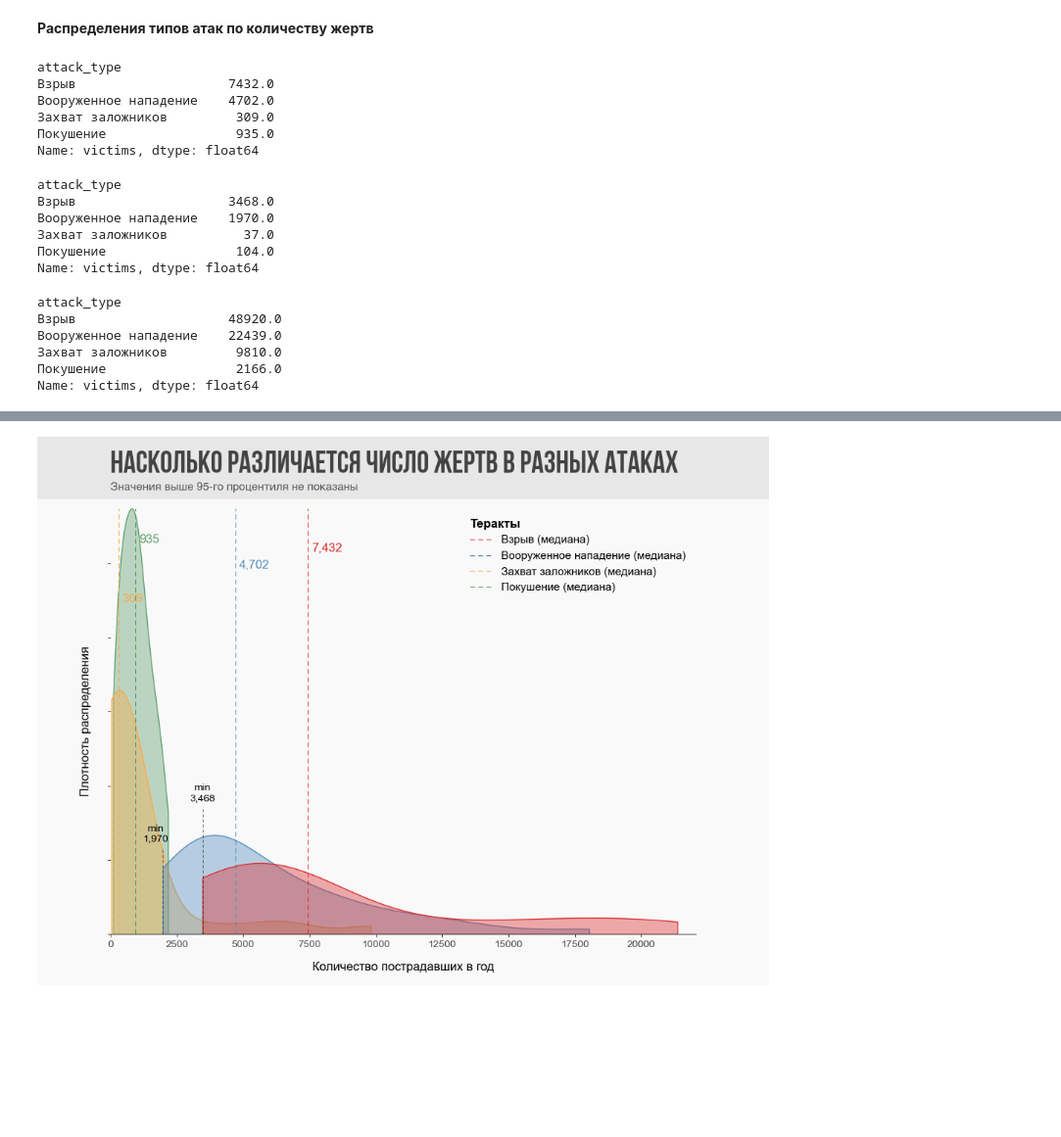
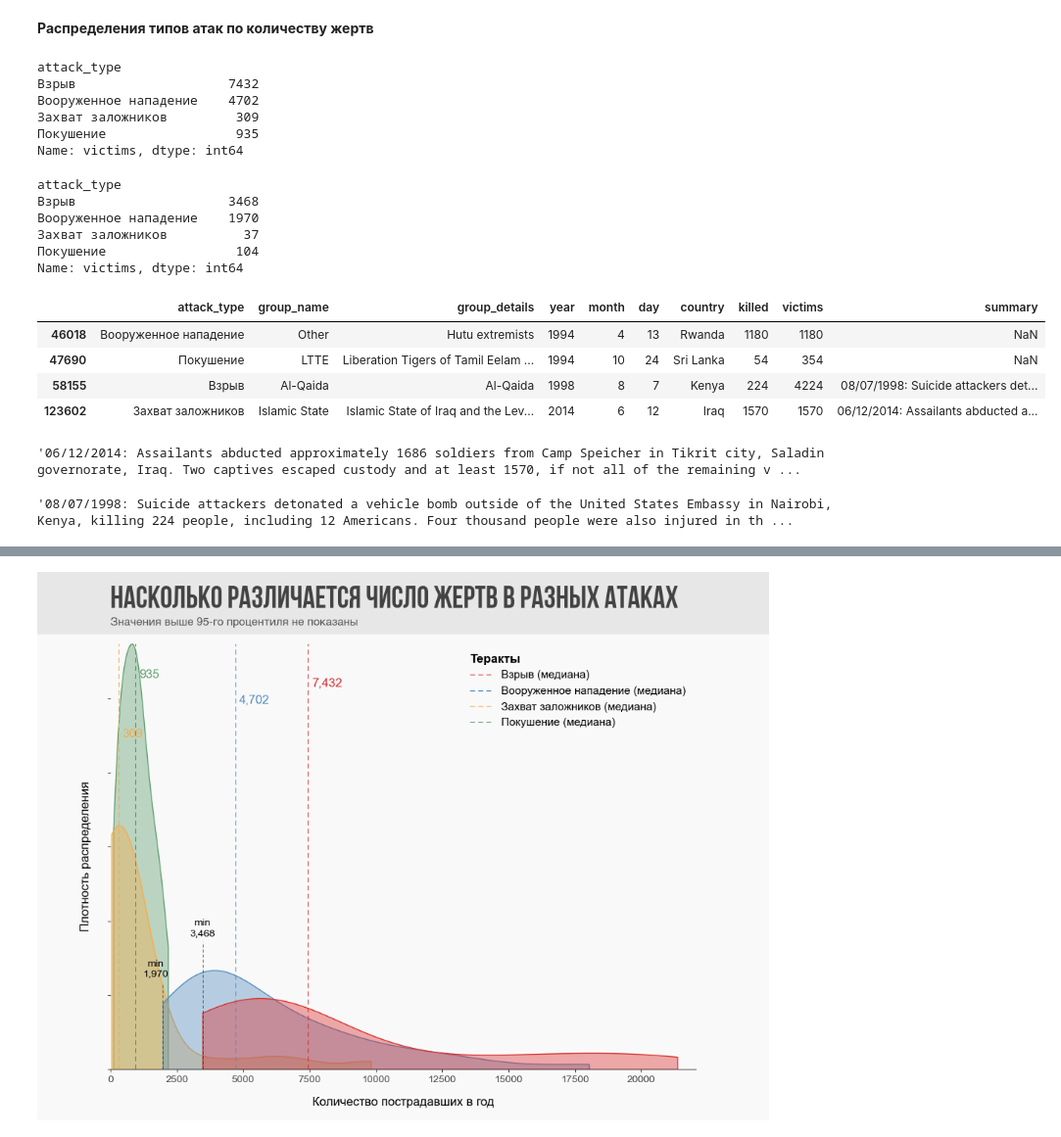
Before and after one commit to niki3080/EDA_Terrorism_ds, a Jupyter notebook: notebooks/02_EDA.ipynb, the cells around one changed output, grey strips where cells are left out. Shown at 98% size. Saved outputs shown, nothing was run; the diff lists cells and outputs as text; code cells hidden in the pictures; blank space fills up the shorter version.

```diff
--- a/notebooks/02_EDA.ipynb
+++ b/notebooks/02_EDA.ipynb
@@ -276,31 +276,51 @@ p95 = killed_year['victims'].quantile(0.95)
 data_plot = killed_year[killed_year['victims'] <= p95]
 # %%
 # вычисляем mean и median
-means = killed_year.groupby('attack_type')['victims'].mean()
-medians = killed_year.groupby('attack_type')['victims'].median()
+means = killed_year.groupby('attack_type')['victims'].mean().astype(int)
+medians = killed_year.groupby('attack_type')['victims'].median().astype(int)
 medians
 # %% [output]
 attack_type
-Взрыв                    7432.0
-Вооруженное нападение    4702.0
-Захват заложников         309.0
-Покушение                 935.0
-Name: victims, dtype: float64
+Взрыв                    7432
+Вооруженное нападение    4702
+Захват заложников         309
+Покушение                 935
+Name: victims, dtype: int64
 # %%
-killed_year.groupby('attack_type')['victims'].min()
+mins = killed_year.groupby('attack_type')['victims'].min().astype(int)
+mins
 # %% [output]
 attack_type
-Взрыв                    3468.0
-Вооруженное нападение    1970.0
-Захват заложников          37.0
-Покушение                 104.0
-Name: victims, dtype: float64
+Взрыв                    3468
+Вооруженное нападение    1970
+Захват заложников          37
+Покушение                 104
+Name: victims, dtype: int64
-# %%
-killed_year.groupby('attack_type')['victims'].max()
-# %% [output]
-attack_type
-Взрыв                    48920.0
-Вооруженное нападение    22439.0
-Захват заложников         9810.0
-Покушение                 2166.0
-Name: victims, dtype: float64
+# %%
+idx = (
+    df[df['attack_type'].isin(selected_attack)]
+    .groupby('attack_type')['victims']
+    .idxmax()
+)
+largest_attacks = df.loc[idx]
+events = largest_attacks[['attack_type', 'group_name', 'group_details', 'year',
+    'month', 'day', 'country', 'killed', 'victims', 'summary']].copy()
+
+events['victims'] = events['victims'].astype(int)
+events['killed'] = events['killed'].astype(int)
+events = events.sort_values('year')
+
+events
+# %% [output]
+|  | attack_type | group_name | group_details | year | month | day | country | killed | victims | summary |
+| 46018 | Вооруженное нападение | Other | Hutu extremists | 1994 | 4 | 13 | Rwanda | 1180 | 1180 | NaN |
+| 47690 | Покушение | LTTE | Liberation Tigers of Tamil Eelam ... | 1994 | 10 | 24 | Sri Lanka | 54 | 354 | NaN |
+| 58155 | Взрыв | Al-Qaida | Al-Qaida | 1998 | 8 | 7 | Kenya | 224 | 4224 | 08/07/1998: Suicide attackers det... |
+| 123602 | Захват заложников | Islamic State | Islamic State of Iraq and the Lev... | 2014 | 6 | 12 | Iraq | 1570 | 1570 | 06/12/2014: Assailants abducted a... |
+# %%
+largest_attacks.loc[
+    largest_attacks['attack_type'] == 'Захват заложников',
+    'summary'
+].iloc[0]
+# %% [output]
+'06/12/2014: Assailants abducted approximately 1686 soldiers from Camp Speicher in Tikrit city, Saladin governorate, Iraq. Two captives escaped custody and at least 1570, if not all of the remaining v ...
@@ -306,0 +341,7 @@ Name: victims, dtype: float64
+# %%
+largest_attacks.loc[
+    largest_attacks['attack_type'] == 'Взрыв',
+    'summary'
+].iloc[0]
+# %% [output]
+'08/07/1998: Suicide attackers detonated a vehicle bomb outside of the United States Embassy in Nairobi, Kenya, killing 224 people, including 12 Americans. Four thousand people were also injured in th ...
```
Also changed, not shown: parts of 4 cells of this notebook, 6 other files.
